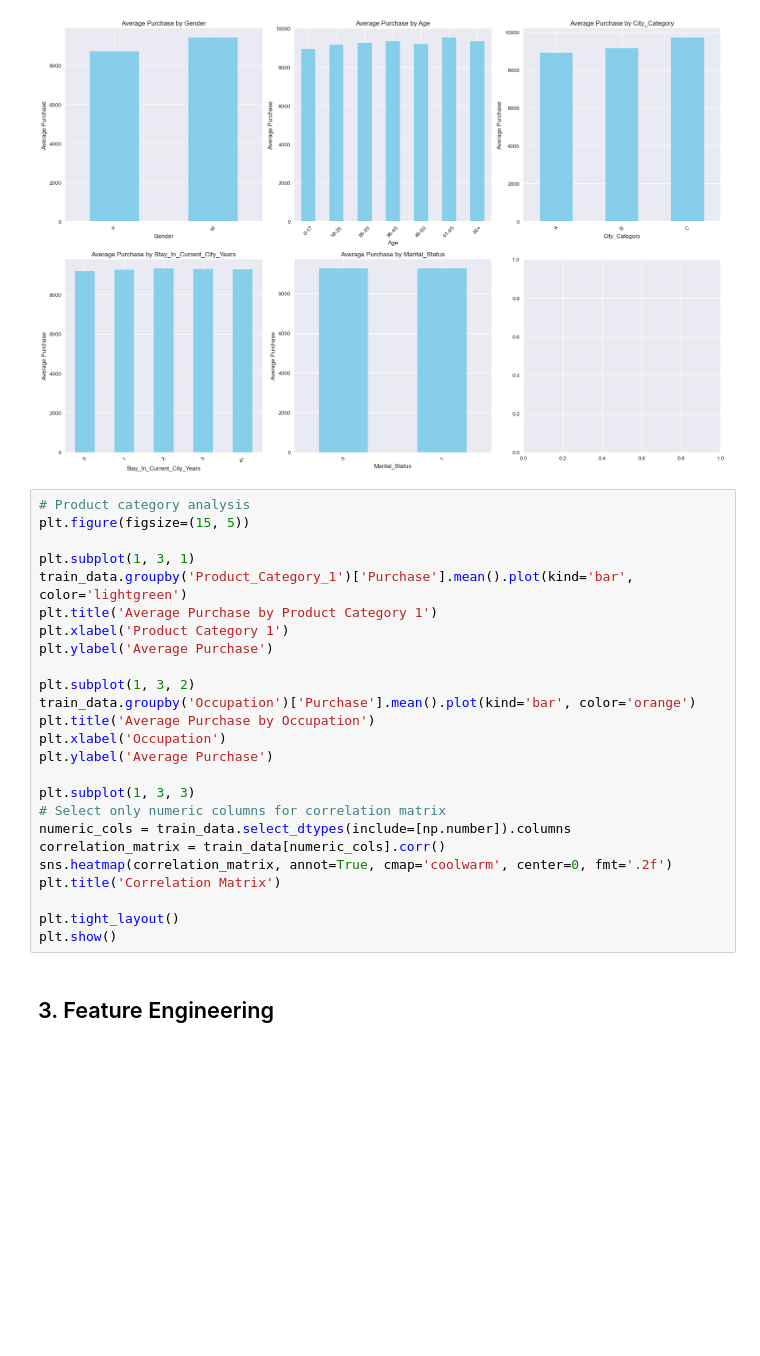
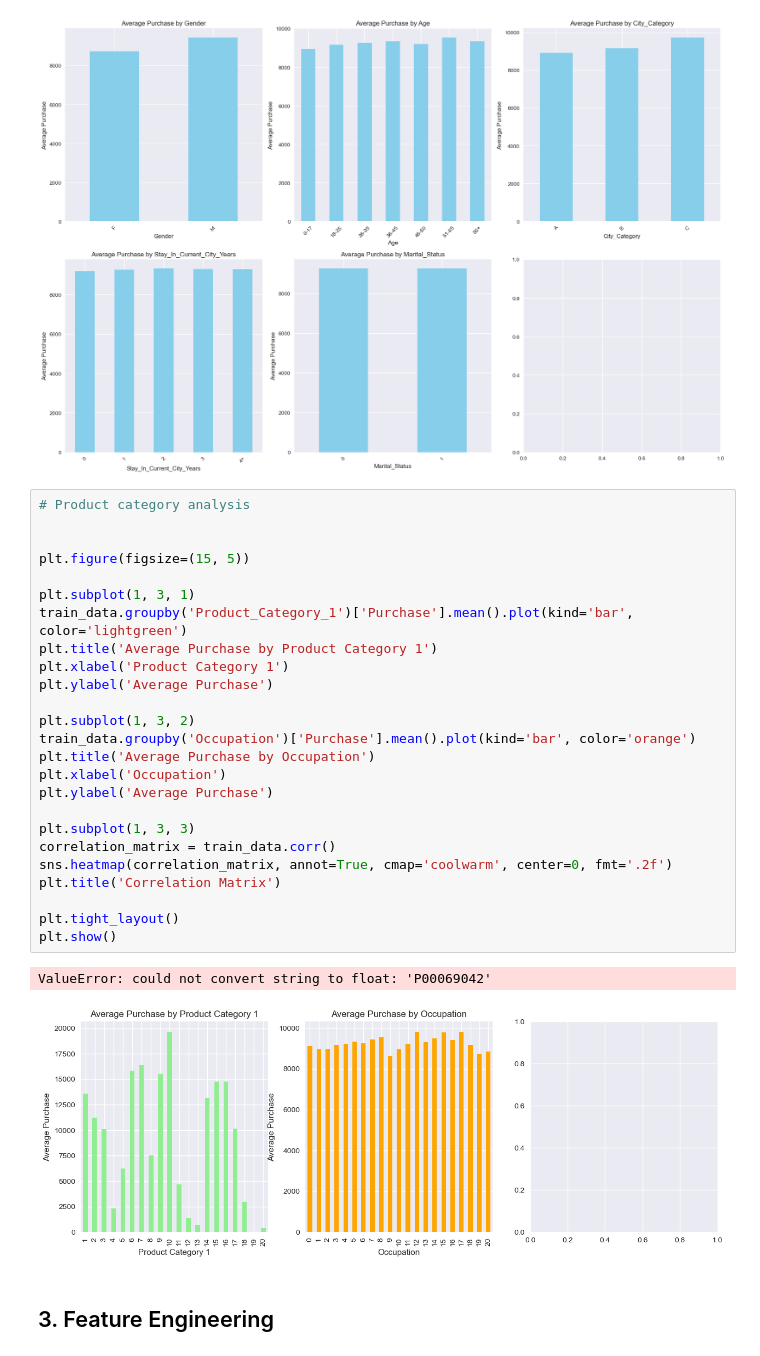
Before and after one commit to abdinzaghi5601/data-analysis-projects, a Jupyter notebook: Customer-Pricing-Prediction 1/Customer_Pricing_Prediction_Analysis.ipynb, the cells around one changed output. Cells and saved outputs as stored; diff of their text form; blank space fills up the shorter version.

```diff
--- a/Customer-Pricing-Prediction 1/Customer_Pricing_Prediction_Analysis.ipynb
+++ b/Customer-Pricing-Prediction 1/Customer_Pricing_Prediction_Analysis.ipynb
@@ -150,29 +150,32 @@ plt.show()
 [figure]
 # %%
 # Product category analysis
+
+
 plt.figure(figsize=(15, 5))
 
 plt.subplot(1, 3, 1)
 train_data.groupby('Product_Category_1')['Purchase'].mean().plot(kind='bar', color='lightgreen')
 plt.title('Average Purchase by Product Category 1')
 plt.xlabel('Product Category 1')
 plt.ylabel('Average Purchase')
 
 plt.subplot(1, 3, 2)
 train_data.groupby('Occupation')['Purchase'].mean().plot(kind='bar', color='orange')
 plt.title('Average Purchase by Occupation')
 plt.xlabel('Occupation')
 plt.ylabel('Average Purchase')
 
 plt.subplot(1, 3, 3)
-# Select only numeric columns for correlation matrix
-numeric_cols = train_data.select_dtypes(include=[np.number]).columns
-correlation_matrix = train_data[numeric_cols].corr()
+correlation_matrix = train_data.corr()
 sns.heatmap(correlation_matrix, annot=True, cmap='coolwarm', center=0, fmt='.2f')
 plt.title('Correlation Matrix')
 
 plt.tight_layout()
 plt.show()
+# %% [output]
+ValueError: could not convert string to float: 'P00069042'
+[figure, added]
 # %% [markdown]
 ## 3. Feature Engineering
 # %%
```
Also changed, not shown: parts of 2 cells of this notebook, 12 other files.
